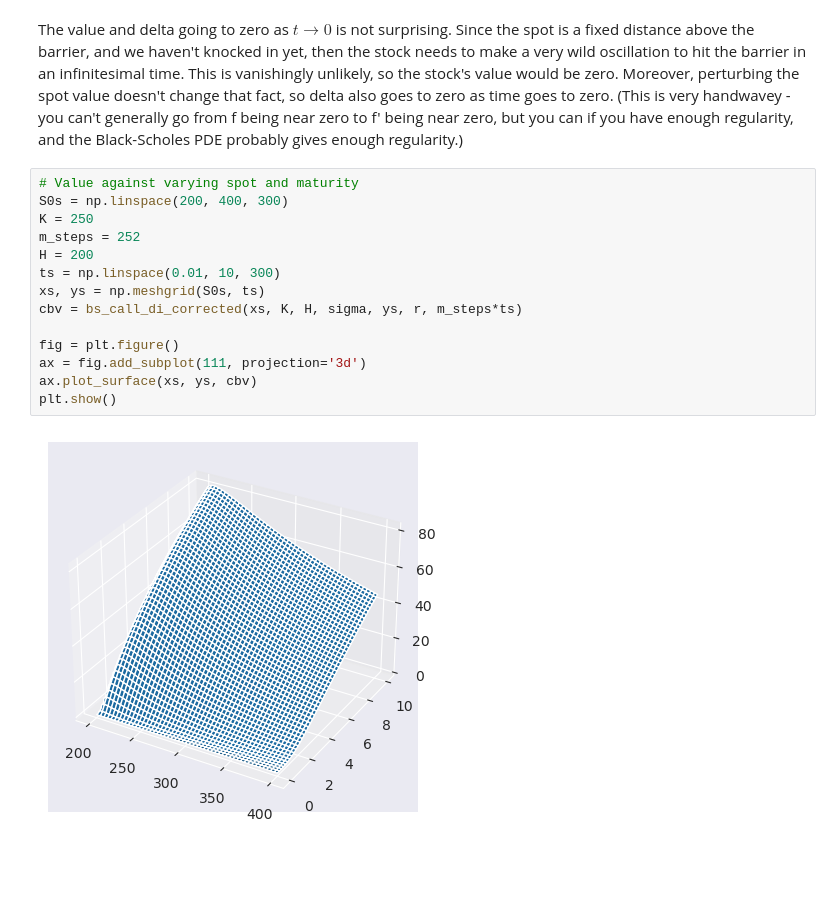
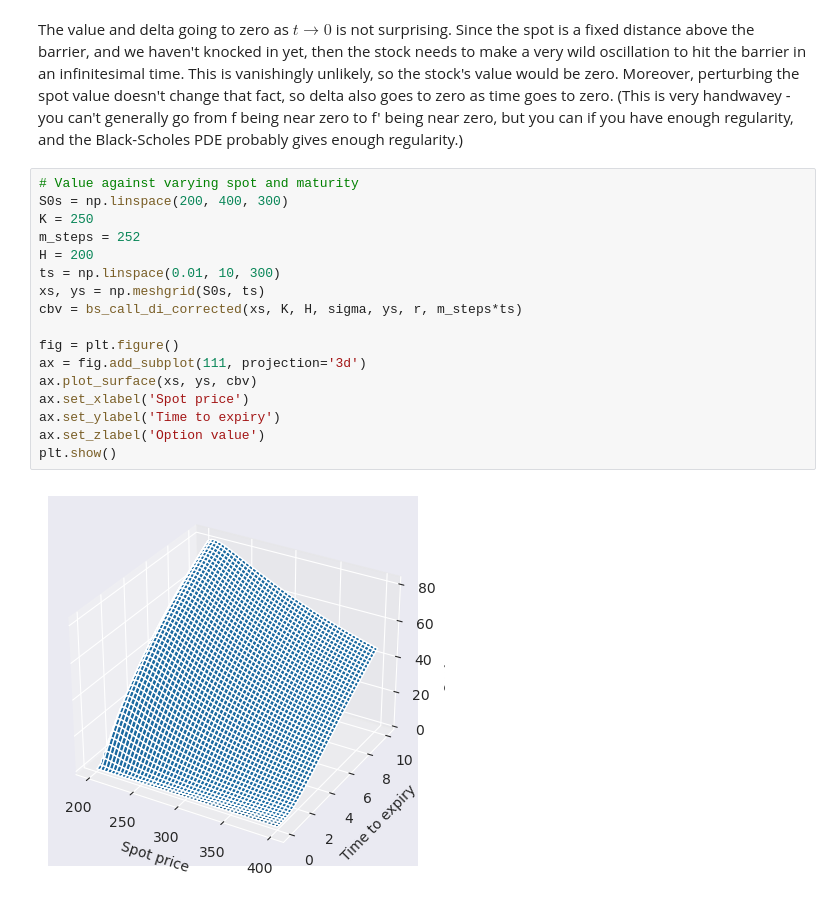
Before and after one commit to KaarelKurik/erdos-project, a Jupyter notebook: Project.ipynb, the cells around one changed output. Drawn from its saved outputs; the diff is of its cells as text; blank space fills up the shorter version.

```diff
--- a/Project.ipynb
+++ b/Project.ipynb
@@ -445,19 +440,22 @@ The value and delta going to zero as $t \to 0$ is not surprising. Since the spot
 # %%
 # Value against varying spot and maturity
 S0s = np.linspace(200, 400, 300)
 K = 250
 m_steps = 252
 H = 200
 ts = np.linspace(0.01, 10, 300)
 xs, ys = np.meshgrid(S0s, ts)
 cbv = bs_call_di_corrected(xs, K, H, sigma, ys, r, m_steps*ts)
 
 fig = plt.figure()
 ax = fig.add_subplot(111, projection='3d')
 ax.plot_surface(xs, ys, cbv)
+ax.set_xlabel('Spot price')
+ax.set_ylabel('Time to expiry')
+ax.set_zlabel('Option value')
 plt.show()
 # %% [output]
-[figure, old version]
+[figure, new version]
 # %%
 # Delta against varying spot and maturity
 S0s = np.linspace(200, 400, 200)
```
Also changed, not shown: parts of 11 cells of this notebook.
